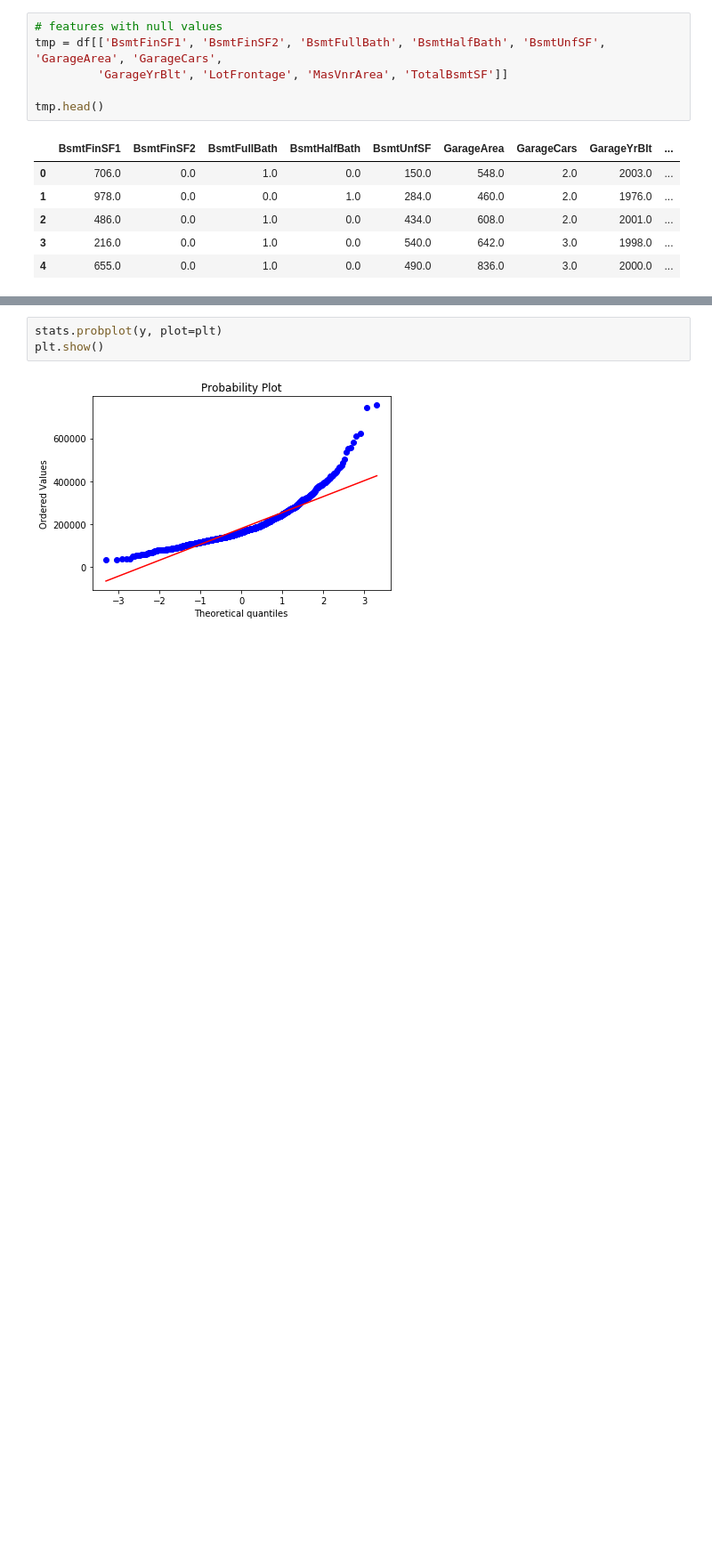
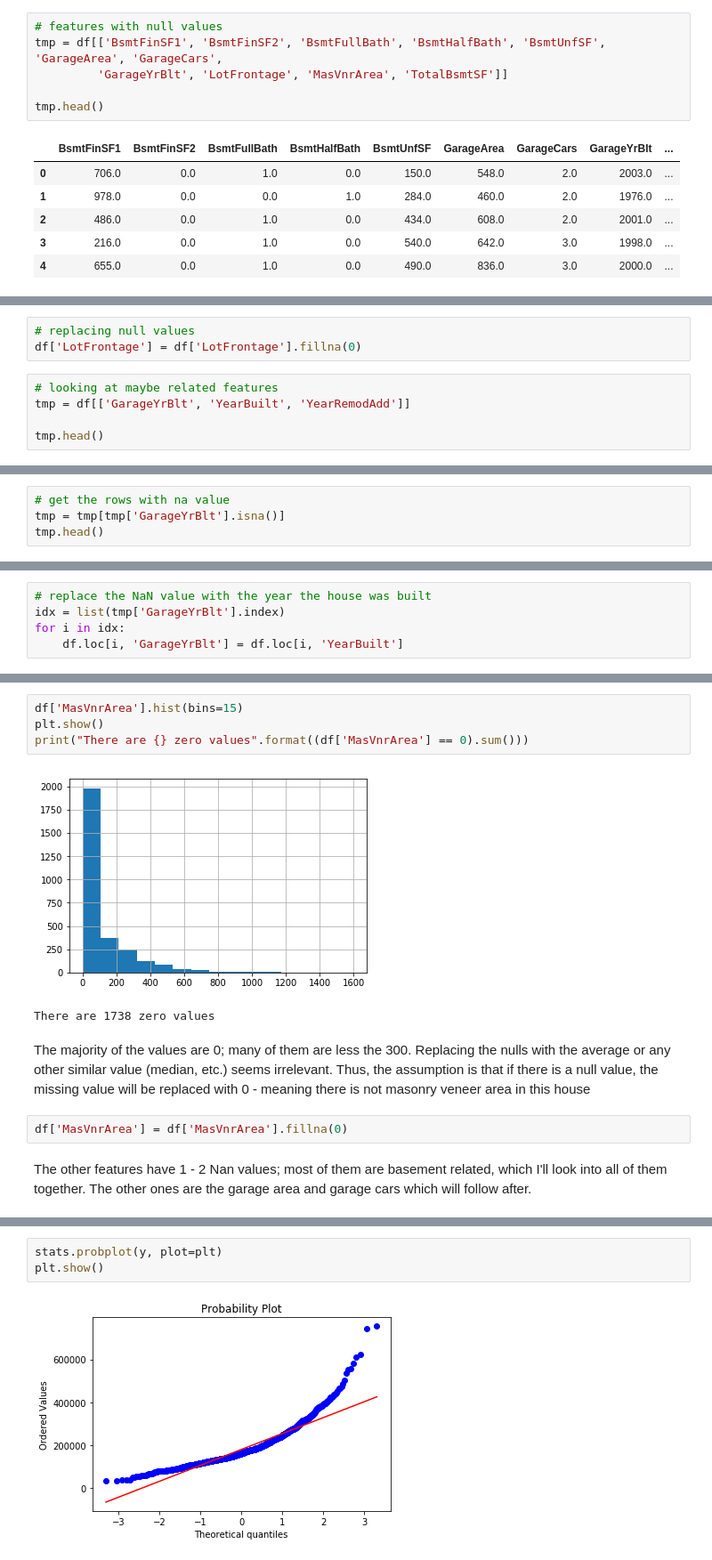
Before and after one commit to leeorn/Thinkful, a Jupyter notebook: Bootcamp/Unit 3/Capstone_project.ipynb, the cells around one changed output, grey strips where cells are left out. Shown at 89% size. Drawn from its saved outputs; the diff is of its cells as text; blank space fills up the shorter version.

```diff
--- a/Bootcamp/Unit 3/Capstone_project.ipynb
+++ b/Bootcamp/Unit 3/Capstone_project.ipynb
@@ -519,0 +426,8 @@ s
+# %%
+# replacing null values
+df['LotFrontage'] = df['LotFrontage'].fillna(0)
+# %%
+# looking at maybe related features
+tmp = df[['GarageYrBlt', 'YearBuilt', 'YearRemodAdd']]
+
+tmp.head()
@@ -519,0 +441,4 @@ s
+# %%
+# get the rows with na value
+tmp = tmp[tmp['GarageYrBlt'].isna()]
+tmp.head()
@@ -519,0 +454,5 @@ s
+# %%
+# replace the NaN value with the year the house was built
+idx = list(tmp['GarageYrBlt'].index)
+for i in idx:
+    df.loc[i, 'GarageYrBlt'] = df.loc[i, 'YearBuilt']
@@ -519,0 +470,13 @@ s
+# %%
+df['MasVnrArea'].hist(bins=15)
+plt.show()
+print("There are {} zero values".format((df['MasVnrArea'] == 0).sum()))
+# %% [output]
+[figure, added]
+There are 1738 zero values
+# %% [markdown]
+The majority of the values are 0; many of them are less the 300. Replacing the nulls with the average or any other similar value (median, etc.) seems irrelevant. Thus, the assumption is that if there is a null value, the missing value will be replaced with 0 - meaning there is not masonry veneer area in this house
+# %%
+df['MasVnrArea'] = df['MasVnrArea'].fillna(0)
+# %% [markdown]
+The other features have 1 - 2 Nan values; most of them are basement related, which I'll look into all of them together. The other ones are the garage area and garage cars which will follow after.
```
Also changed, not shown: parts of 76 cells of this notebook.
